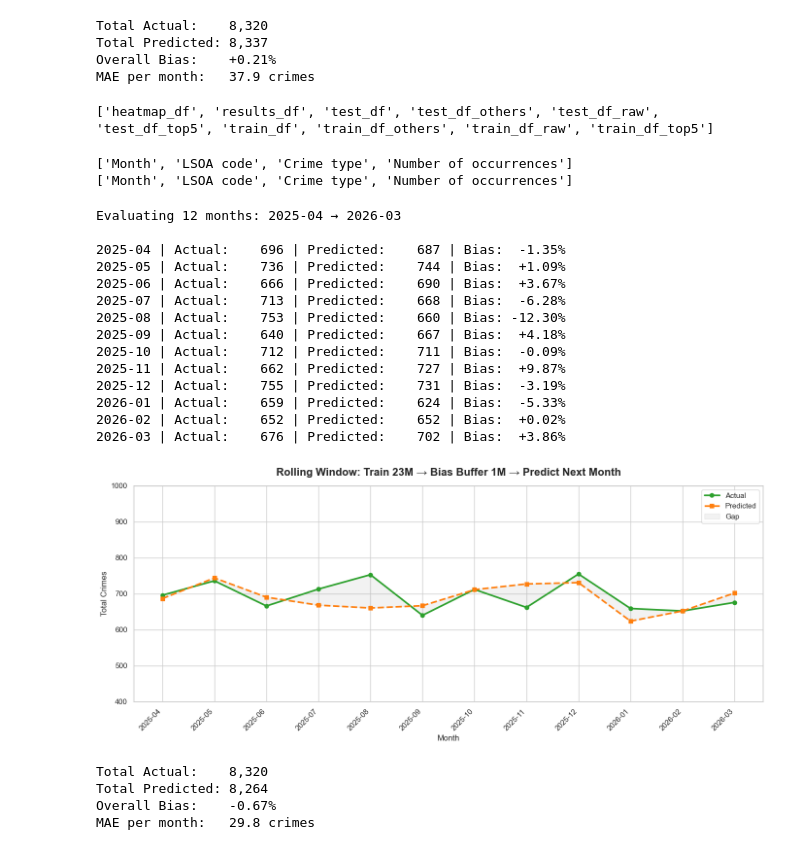
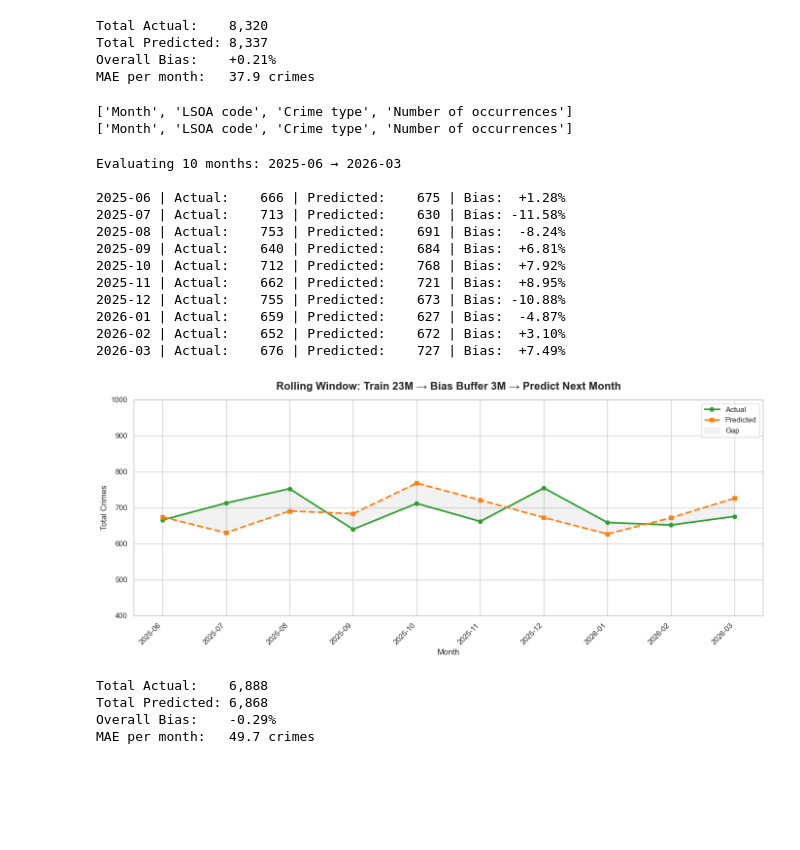
Before and after one commit to techinesis/UK-Crime-Explorer, a Jupyter notebook: PureXGBoostExperiments.ipynb, the cells around one changed output. Drawn from its saved outputs; the diff is of its cells as text; code cells hidden in the pictures; blank space fills up the shorter version.

```diff
--- a/PureXGBoostExperiments.ipynb
+++ b/PureXGBoostExperiments.ipynb
@@ -726,11 +726,6 @@ Total Actual:    8,320
 Total Predicted: 8,337
 Overall Bias:    +0.21%
 MAE per month:   37.9 crimes
-# %%
-# check what you have available
-print([x for x in dir() if 'df' in x.lower()])
-# %% [output]
-['heatmap_df', 'results_df', 'test_df', 'test_df_others', 'test_df_raw', 'test_df_top5', 'train_df', 'train_df_others', 'train_df_raw', 'train_df_top5']
 # %%
 print(train_df.columns.tolist())
 print(test_df.columns.tolist())
@@ -738,11 +733,7 @@ print(test_df.columns.tolist())
 ['Month', 'LSOA code', 'Crime type', 'Number of occurrences']
 ['Month', 'LSOA code', 'Crime type', 'Number of occurrences']
 # %%
-months_for_training = all_months[target_idx - 24 : target_idx - 3]  # 21 months
-months_for_bias     = all_months[target_idx - 3  : target_idx]       # 3 buffer months
-month_to_predict    = target_month
-
-# --- Rolling Window Evaluation: Train 23 months, Bias Buffer 1 month, Predict Next ---
+# --- Rolling Window Evaluation: Train 23 months, Bias Buffer 3 month, Predict Next ---
 
 from sklearn.metrics import mean_absolute_error
 import warnings
@@ -753,8 +744,8 @@ df_aggregated = pd.concat([train_df, test_df], ignore_index=True)
 df_aggregated = prep_data(df_aggregated)
 all_months    = sorted(df_aggregated['Month'].unique())
 
-# Need 24 months before target (23 train + 1 bias buffer)
-eval_months    = all_months[24:]
+# Need 26 months before target (23 train + 3 bias buffer)
+eval_months    = all_months[26:]
 rolling_results = []
 
 features   = ['Time_Index', 'Month_Num', 'LSOA code', 'Crime type']
@@ -767,12 +758,12 @@ for target_month in eval_months:
     target_idx = all_months.index(target_month)
 
     # ── Data slicing ──────────────────────────────────────────────
-    months_for_training = all_months[target_idx - 24 : target_idx - 3]  # 23 months
-    months_for_bias     = all_months[target_idx - 3  : target_idx]      # 3 buffer month
+    months_for_training = all_months[target_idx - 26 : target_idx - 3]  # 23 months
+    months_for_bias     = all_months[target_idx - 3  : target_idx]      # 3 buffer months
     month_to_predict    = target_month                                  # prediction target
 
     df_train  = df_aggregated[df_aggregated['Month'].isin(months_for_training)].copy()
-    df_bias   = df_aggregated[df_aggregated['Month'] == month_for_bias].copy()
+    df_bias   = df_aggregated[df_aggregated['Month'].isin(months_for_bias)].copy()
     df_target = df_aggregated[df_aggregated['Month'] == month_to_predict].copy()
 
     # ── Top 5 split based on training window only ─────────────────
@@ -861,50 +852,48 @@ ax.plot(monthly_roll['Target Month'], monthly_roll['Actual Occurrences'],
         marker='o', linewidth=2.5, color='#2ca02c', label='Actual')
 ax.plot(monthly_roll['Target Month'], monthly_roll['Predicted Occurrences'],
         marker='s', linestyle='--', linewidth=2.5, color='#ff7f0e', label='Predicted')
 ax.fill_between(range(len(monthly_roll)),
                 monthly_roll['Actual Occurrences'],
                 monthly_roll['Predicted Occurrences'],
                 alpha=0.1, color='gray', label='Gap')
 
-ax.set_title('Rolling Window: Train 23M → Bias Buffer 1M → Predict Next Month',
+ax.set_title('Rolling Window: Train 23M → Bias Buffer 3M → Predict Next Month',
              fontsize=16, fontweight='bold', pad=15)
 ax.set_xticks(range(len(monthly_roll)))
 ax.set_xticklabels(monthly_roll['Target Month'], rotation=45, ha='right')
 ax.set_ylim(400, 1000)
 ax.set_ylabel('Total Crimes', fontsize=12)
 ax.set_xlabel('Month', fontsize=12)
 ax.legend(fontsize=11)
 plt.tight_layout()
 plt.show()
 
 # ── Summary ───────────────────────────────────────────────────────
 total_actual    = monthly_roll['Actual Occurrences'].sum()
 total_predicted = monthly_roll['Predicted Occurrences'].sum()
 overall_bias    = (total_predicted - total_actual) / total_actual * 100
-mae             = mean_absolute_error(monthly_roll['Actual Occurrences'],
+mae              = mean_absolute_error(monthly_roll['Actual Occurrences'],
                                       monthly_roll['Predicted Occurrences'])
 
 print(f"\nTotal Actual:    {total_actual:,.0f}")
 print(f"Total Predicted: {total_predicted:,.0f}")
 print(f"Overall Bias:    {overall_bias:+.2f}%")
 print(f"MAE per month:   {mae:,.1f} crimes")
 # %% [output]
-Evaluating 12 months: 2025-04 → 2026-03
+Evaluating 10 months: 2025-06 → 2026-03
 
-2025-04 | Actual:    696 | Predicted:    687 | Bias:  -1.35%
-2025-05 | Actual:    736 | Predicted:    744 | Bias:  +1.09%
-2025-06 | Actual:    666 | Predicted:    690 | Bias:  +3.67%
-2025-07 | Actual:    713 | Predicted:    668 | Bias:  -6.28%
-2025-08 | Actual:    753 | Predicted:    660 | Bias: -12.30%
-2025-09 | Actual:    640 | Predicted:    667 | Bias:  +4.18%
-2025-10 | Actual:    712 | Predicted:    711 | Bias:  -0.09%
-2025-11 | Actual:    662 | Predicted:    727 | Bias:  +9.87%
-2025-12 | Actual:    755 | Predicted:    731 | Bias:  -3.19%
-2026-01 | Actual:    659 | Predicted:    624 | Bias:  -5.33%
-2026-02 | Actual:    652 | Predicted:    652 | Bias:  +0.02%
-2026-03 | Actual:    676 | Predicted:    702 | Bias:  +3.86%
+2025-06 | Actual:    666 | Predicted:    675 | Bias:  +1.28%
+2025-07 | Actual:    713 | Predicted:    630 | Bias: -11.58%
+2025-08 | Actual:    753 | Predicted:    691 | Bias:  -8.24%
+2025-09 | Actual:    640 | Predicted:    684 | Bias:  +6.81%
+2025-10 | Actual:    712 | Predicted:    768 | Bias:  +7.92%
+2025-11 | Actual:    662 | Predicted:    721 | Bias:  +8.95%
+2025-12 | Actual:    755 | Predicted:    673 | Bias: -10.88%
+2026-01 | Actual:    659 | Predicted:    627 | Bias:  -4.87%
+2026-02 | Actual:    652 | Predicted:    672 | Bias:  +3.10%
+2026-03 | Actual:    676 | Predicted:    727 | Bias:  +7.49%
-[figure, old version]
+[figure, new version]
-Total Actual:    8,320
-Total Predicted: 8,264
-Overall Bias:    -0.67%
-MAE per month:   29.8 crimes
+Total Actual:    6,888
+Total Predicted: 6,868
+Overall Bias:    -0.29%
+MAE per month:   49.7 crimes
```
Also changed, not shown: parts of 1 cell of this notebook.
